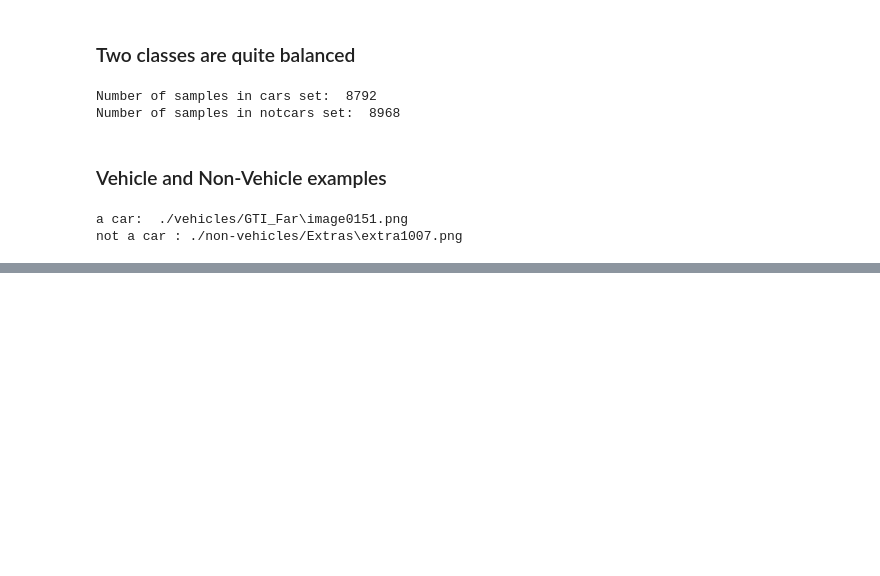
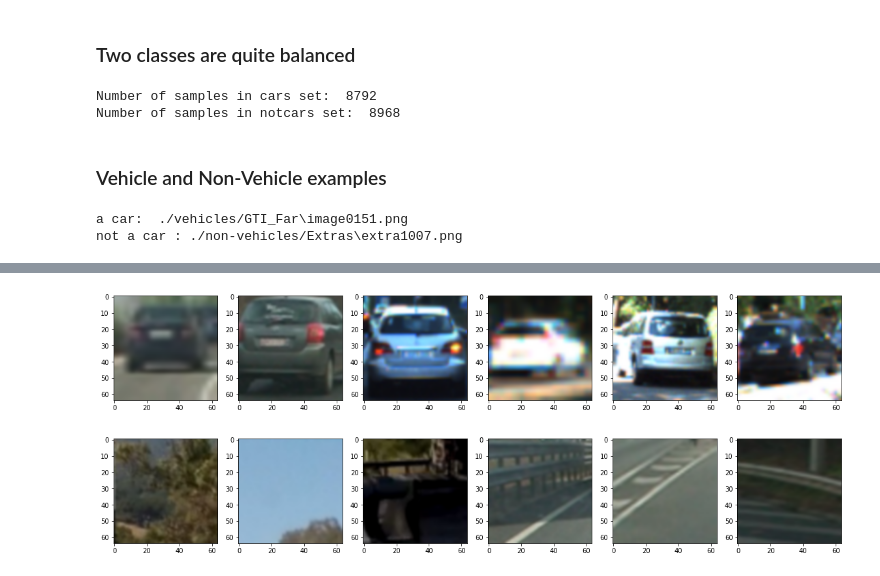
Before and after one commit to AndrewGls/P5-Vehicle-Detection, a Jupyter notebook: explore_data.ipynb, the cells around one changed output, grey strips where cells are left out. Cells and saved outputs as stored; diff of their text form; code cells hidden in the pictures; blank space fills up the shorter version.

```diff
--- a/explore_data.ipynb
+++ b/explore_data.ipynb
@@ -77,0 +78,17 @@ plt.show()
+# %%
+def draw_samples(dset, inds):
+    font_size=15
+    f, ax = plt.subplots(1, len(inds), figsize=(20,10))
+    for i in range(len(inds)):
+        ax[i].imshow(plt.imread(dset[inds[i]]), interpolation="bicubic")
+    plt.show()
+    pass
+
+car_i=np.array((1,2000,5000,6500,7000,8000))
+notcar_i=np.array((1,1000,2000,5200,6300,8050))
+
+draw_samples(cars, car_i)
+draw_samples(notcars, notcar_i)
+# %% [output]
+[figure, added]
+[figure, added]
```
Also changed, not shown: parts of 1 cell of this notebook, 3 other files.
